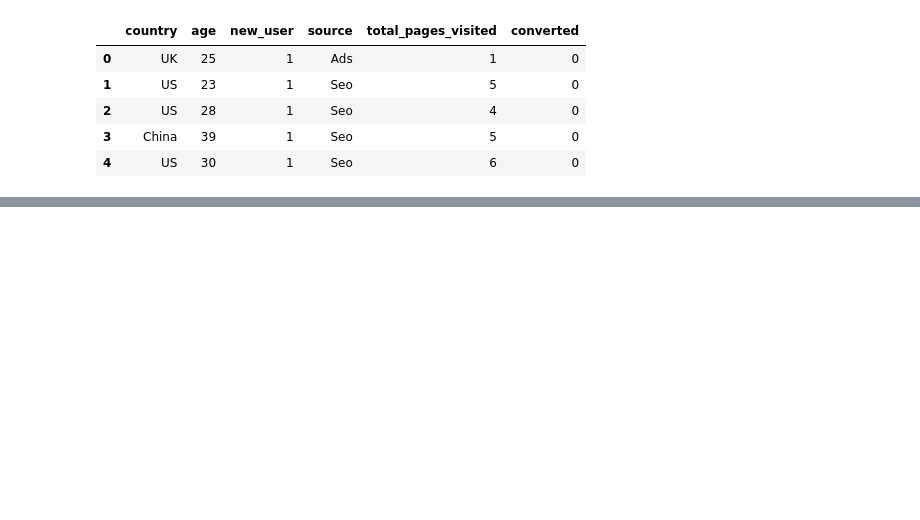
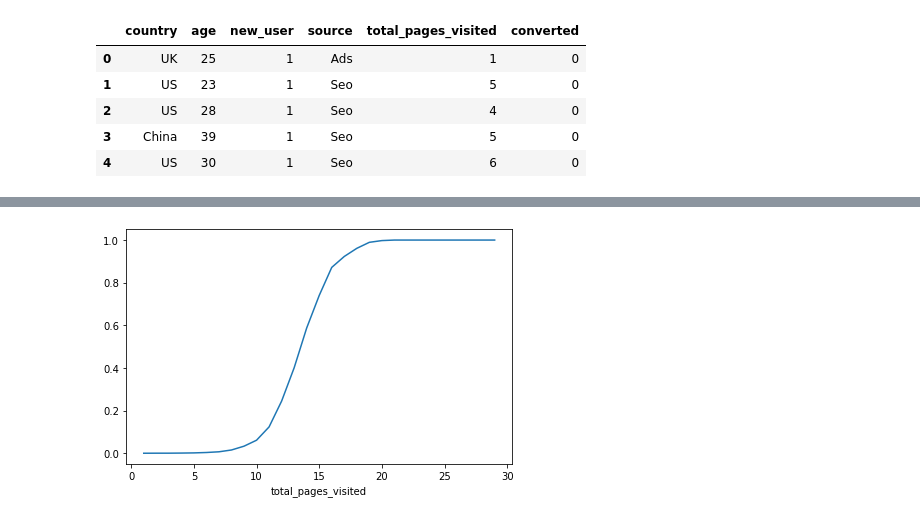
Before and after one commit to dun-zhang-ca/convertion-rate-analysis, a Jupyter notebook: analysis.ipynb, the cells around one changed output, grey strips where cells are left out. Drawn from its saved outputs; the diff is of its cells as text; code cells hidden in the pictures; blank space fills up the shorter version.

```diff
--- a/analysis.ipynb
+++ b/analysis.ipynb
@@ -15,0 +108,5 @@ raw_data.head(5)
+# %%
+data1.groupby(['total_pages_visited'])['converted'].mean().plot()
+plt.show()
+# %% [output]
+[figure, added]
```
Also changed, not shown: parts of 10 cells of this notebook.
